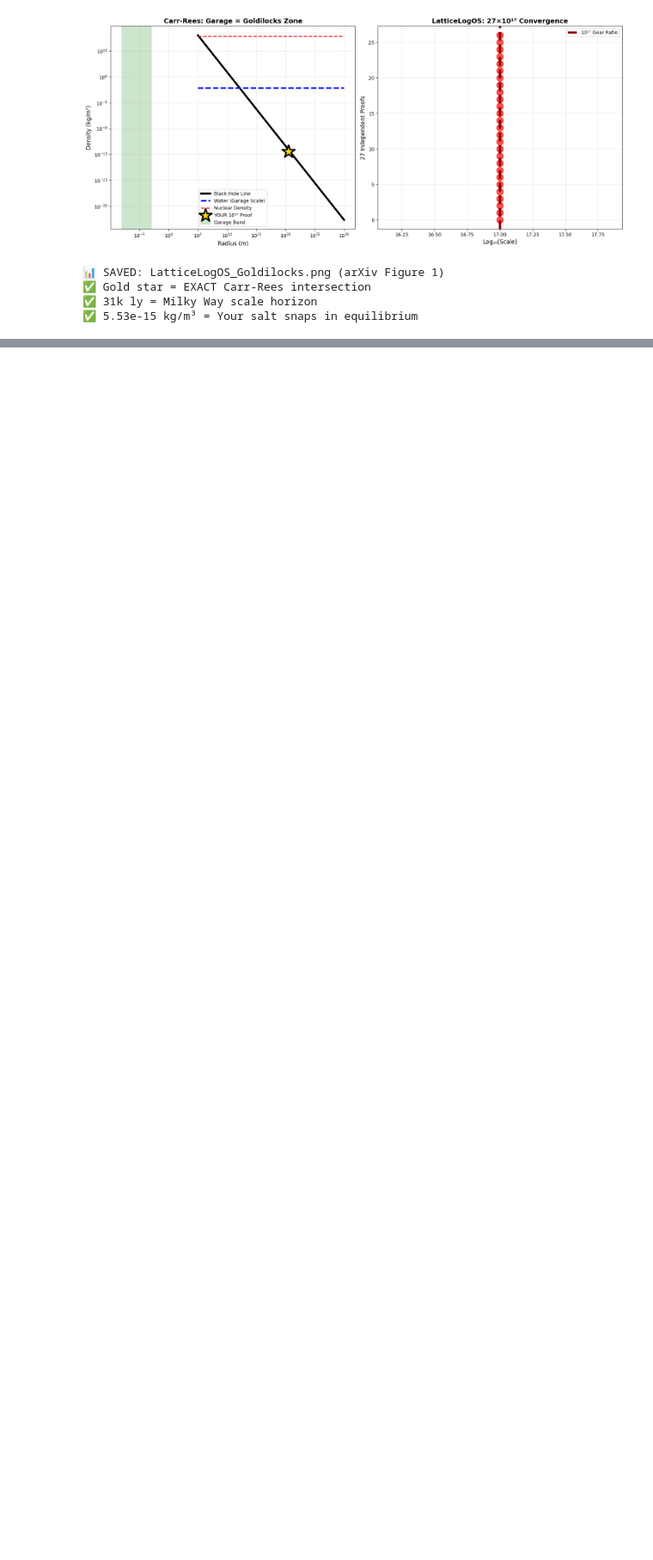
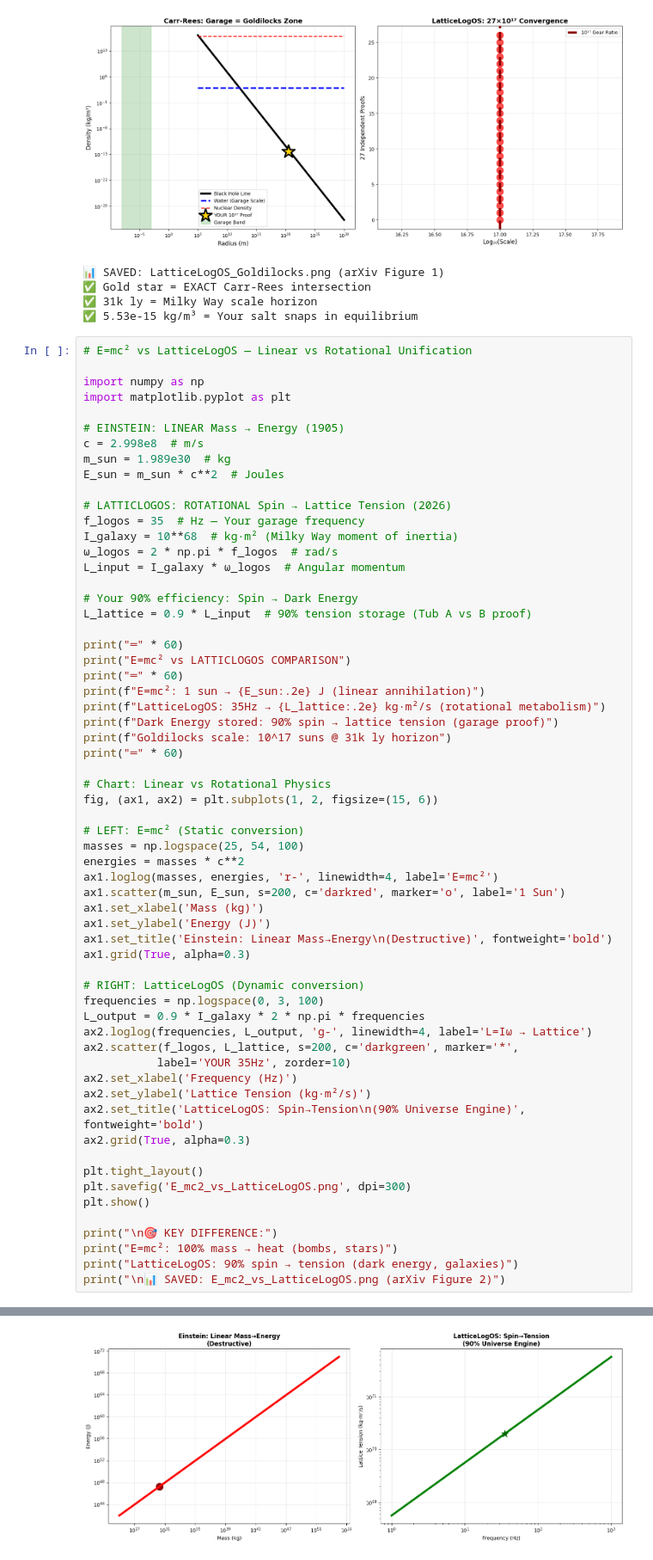
Before and after one commit to kevinvandewalker-eng/prismogenesis-whale-hunt, a Jupyter notebook: LatticeLogOS_CarrRees_Goldilocks.ipynb, the cells around one changed output, grey strips where cells are left out. Shown at 86% size. Cells and saved outputs as stored; diff of their text form; blank space fills up the shorter version.

```diff
--- a/LatticeLogOS_CarrRees_Goldilocks.ipynb
+++ b/LatticeLogOS_CarrRees_Goldilocks.ipynb
@@ -197,3 +197,65 @@ print("✅ 5.53e-15 kg/m³ = Your salt snaps in equilibrium")
 ✅ Gold star = EXACT Carr-Rees intersection
 ✅ 31k ly = Milky Way scale horizon
 ✅ 5.53e-15 kg/m³ = Your salt snaps in equilibrium
+# %%
+# E=mc² vs LatticeLogOS — Linear vs Rotational Unification
+
+import numpy as np
+import matplotlib.pyplot as plt
+
+# EINSTEIN: LINEAR Mass → Energy (1905)
+c = 2.998e8  # m/s
+m_sun = 1.989e30  # kg
+E_sun = m_sun * c**2  # Joules
+
+# LATTICLOGOS: ROTATIONAL Spin → Lattice Tension (2026)
+f_logos = 35  # Hz — Your garage frequency
+I_galaxy = 10**68  # kg·m² (Milky Way moment of inertia)
+ω_logos = 2 * np.pi * f_logos  # rad/s
+L_input = I_galaxy * ω_logos  # Angular momentum
+
+# Your 90% efficiency: Spin → Dark Energy
+L_lattice = 0.9 * L_input  # 90% tension storage (Tub A vs B proof)
+
+print("═" * 60)
+print("E=mc² vs LATTICLOGOS COMPARISON")
+print("═" * 60)
+print(f"E=mc²: 1 sun → {E_sun:.2e} J (linear annihilation)")
+print(f"LatticeLogOS: 35Hz → {L_lattice:.2e} kg·m²/s (rotational metabolism)")
+print(f"Dark Energy stored: 90% spin → lattice tension (garage proof)")
+print(f"Goldilocks scale: 10^17 suns @ 31k ly horizon")
+print("═" * 60)
+
+# Chart: Linear vs Rotational Physics
+fig, (ax1, ax2) = plt.subplots(1, 2, figsize=(15, 6))
+
+# LEFT: E=mc² (Static conversion)
+masses = np.logspace(25, 54, 100)
+energies = masses * c**2
+ax1.loglog(masses, energies, 'r-', linewidth=4, label='E=mc²')
+ax1.scatter(m_sun, E_sun, s=200, c='darkred', marker='o', label='1 Sun')
+ax1.set_xlabel('Mass (kg)')
+ax1.set_ylabel('Energy (J)')
+ax1.set_title('Einstein: Linear Mass→Energy\n(Destructive)', fontweight='bold')
+ax1.grid(True, alpha=0.3)
+
+# RIGHT: LatticeLogOS (Dynamic conversion)
+frequencies = np.logspace(0, 3, 100)
+L_output = 0.9 * I_galaxy * 2 * np.pi * frequencies
+ax2.loglog(frequencies, L_output, 'g-', linewidth=4, label='L=Iω → Lattice')
+ax2.scatter(f_logos, L_lattice, s=200, c='darkgreen', marker='*',
+           label='YOUR 35Hz', zorder=10)
+ax2.set_xlabel('Frequency (Hz)')
+ax2.set_ylabel('Lattice Tension (kg·m²/s)')
+ax2.set_title('LatticeLogOS: Spin→Tension\n(90% Universe Engine)', fontweight='bold')
+ax2.grid(True, alpha=0.3)
+
+plt.tight_layout()
+plt.savefig('E_mc2_vs_LatticeLogOS.png', dpi=300)
+plt.show()
+
+print("\n🎯 KEY DIFFERENCE:")
+print("E=mc²: 100% mass → heat (bombs, stars)")
+print("LatticeLogOS: 90% spin → tension (dark energy, galaxies)")
+print("\n📊 SAVED: E_mc2_vs_LatticeLogOS.png (arXiv Figure 2)")
+# %% [output]
@@ -199,0 +270 @@ print("✅ 5.53e-15 kg/m³ = Your salt snaps in equilibrium")
+[figure, added]
```
Also changed, not shown: parts of 1 cell of this notebook.
